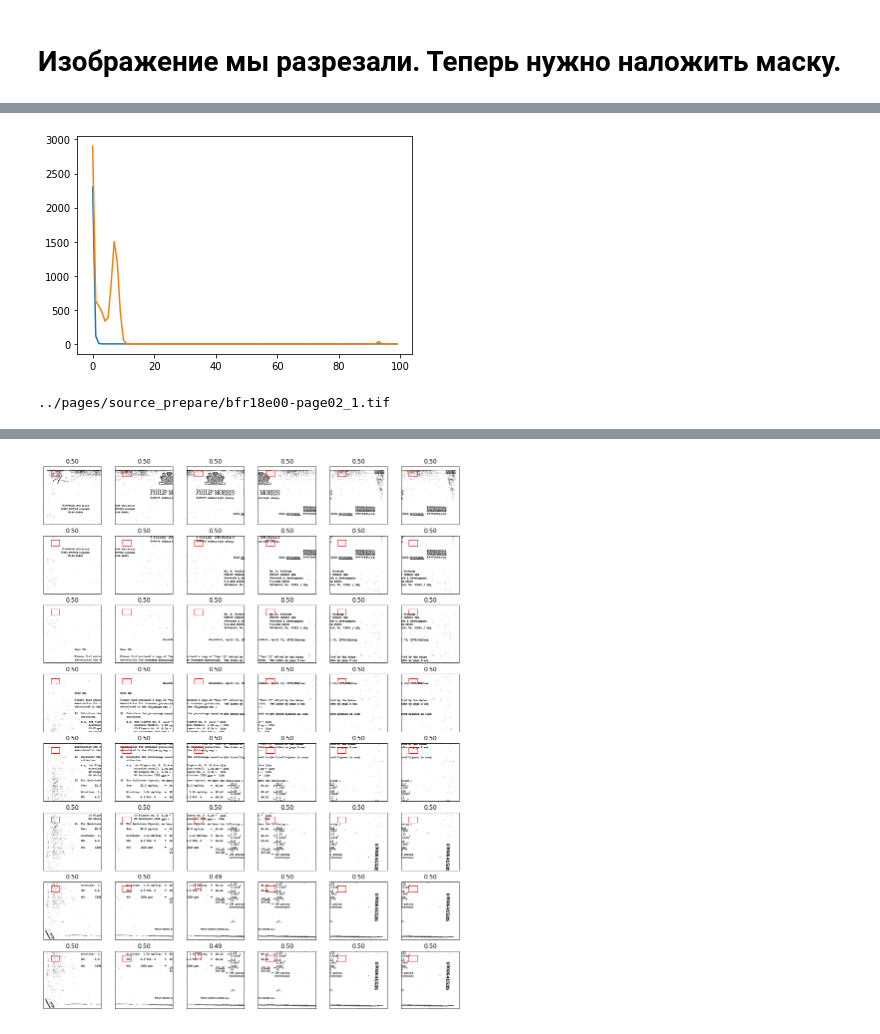
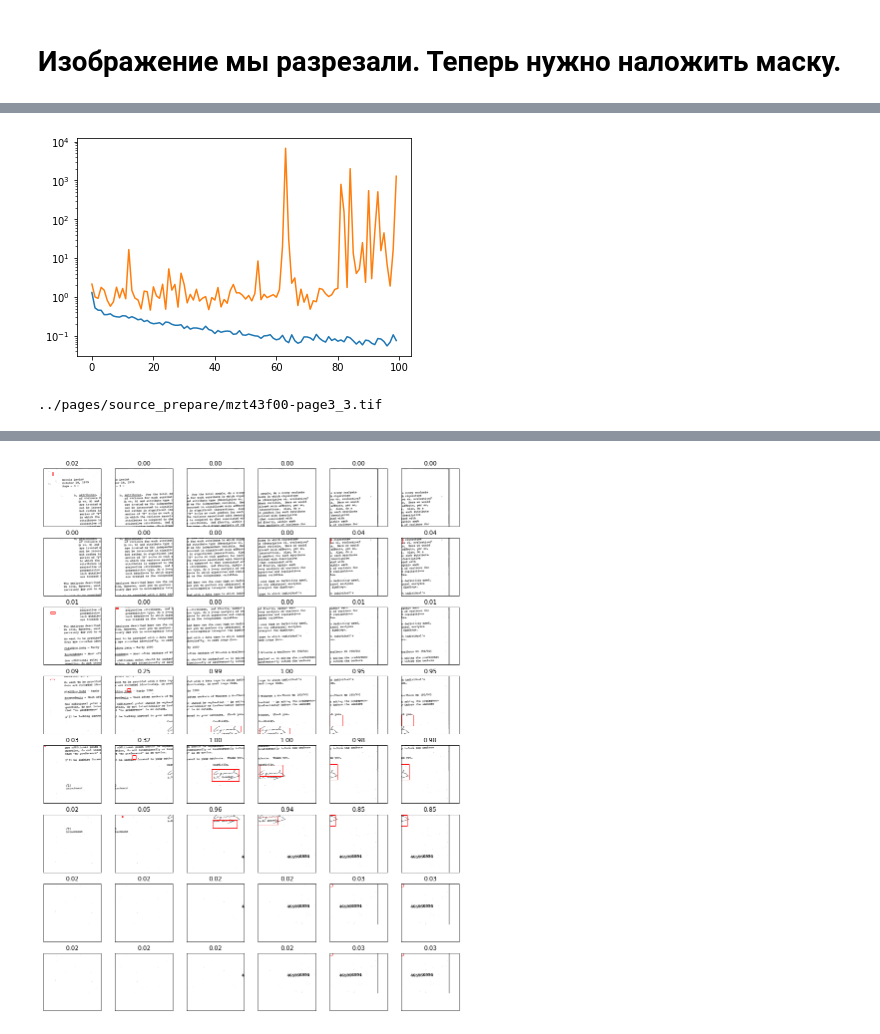
Before and after one commit to evelisko/Directum_test_task, a Jupyter notebook: experiments/page_segmentation_signature.ipynb, the cells around one changed output, grey strips where cells are left out. Cells and saved outputs as stored; diff of their text form; code cells hidden in the pictures.

```diff
--- a/experiments/page_segmentation_signature.ipynb
+++ b/experiments/page_segmentation_signature.ipynb
@@ -501,6 +430,6 @@ model_sign.compile(optimizer='Adam',
               loss_weights={'score': 1.0, 'bbx':10.0})
 # %%
-checkpoint_best_IoU = tf.keras.callbacks.ModelCheckpoint('models/model_sign_15_bestIoU.h5',
+checkpoint_best_IoU = tf.keras.callbacks.ModelCheckpoint('models/model_sign_resnet_bestIoU.h5',
                                                   monitor='val_bbx_IoU',
                                                   mode='max',
                                                   save_best_only=True,
@@ -508,7 +437,7 @@ checkpoint_best_IoU = tf.keras.callbacks.ModelCheckpoint('models/model_sign_15_b
                                                   save_freq='epoch',
                                                   verbose=1
                                                  )
-checkpoint_best_Loss = tf.keras.callbacks.ModelCheckpoint('models/model_sign_15_bestLoss.h5',
+checkpoint_best_Loss = tf.keras.callbacks.ModelCheckpoint('models/model_sign_resnet_bestLoss.h5',
                                                   monitor='val_loss',
                                                   mode='auto',
                                                   save_best_only=True,
@@ -517,13 +446,13 @@ checkpoint_best_Loss = tf.keras.callbacks.ModelCheckpoint('models/model_sign_15_
                                                   verbose=1
                                                  )
 # %%
-NUM_EPOCHS = 50
+NUM_EPOCHS = 100
 
-history = model_sign.fit(keras_generator(train_sign_df,batch_size=1),
-                       steps_per_epoch=(len(train_sign_df)),
+history = model_sign.fit(keras_generator(train_df_signature,batch_size=1,is_augmentation=True),
+                       steps_per_epoch=(len(train_df_signature)),
                        epochs=NUM_EPOCHS,
-                       validation_data=keras_generator(test_sign_df,batch_size=1),
-                       validation_steps=(len(test_sign_df)),
+                       validation_data=keras_generator(test_df_signature,batch_size=1),
+                       validation_steps=(len(test_df_signature)),
                        shuffle=True,
                        callbacks = [checkpoint_best_IoU,checkpoint_best_Loss],
                        verbose=1,
@@ -548,10 +484,11 @@ model_sign.save(f'models/model_sign_15_{NUM_EPOCHS}.h5')
 # %%
 plt.plot(history.history['loss'])
-plt.plot(history.history['val_loss'])
+plt.plot(history.history['val_loss'] )
+plt.semilogy()
 plt.show()
 # %% [output]
-[figure, old version]
+[figure, new version]
 # %%
-# model_sign.load_weights('models/model_sign_15_bestIoU.h5')
+model_sign.load_weights('models/model_sign_resnet_bestLoss.h5')
 # %%
-model_sign.load_weights('models/model_sign_15_bestLoss.h5')
+model_sign.save('../models/model_sign.h5')
@@ -588,10 +533,10 @@ def combined_bb(win_coords,scores, bbx, threshold=0.9):
     return [top_row,left_col,bottom_row-top_row,right_col-left_col]
 # %%
-for X_test, y_test in keras_generator(test_sign_df,batch_size=1,is_test=True):
+for X_test, y_test in keras_generator(test_df_signature,batch_size=1,is_test=True):
   break
 
 predict = model_sign.predict(X_test)
 
 show_result(X_test,predict[0][:,0], predict[1])
 # %% [output]
-../pages/source_prepare/bfr18e00-page02_1.tif
+../pages/source_prepare/mzt43f00-page3_3.tif
@@ -598 +549 @@ show_result(X_test,predict[0][:,0], predict[1])
-[figure, old version]
+[figure, new version]
```
Also changed, not shown: parts of 31 cells of this notebook, 14 other files.
